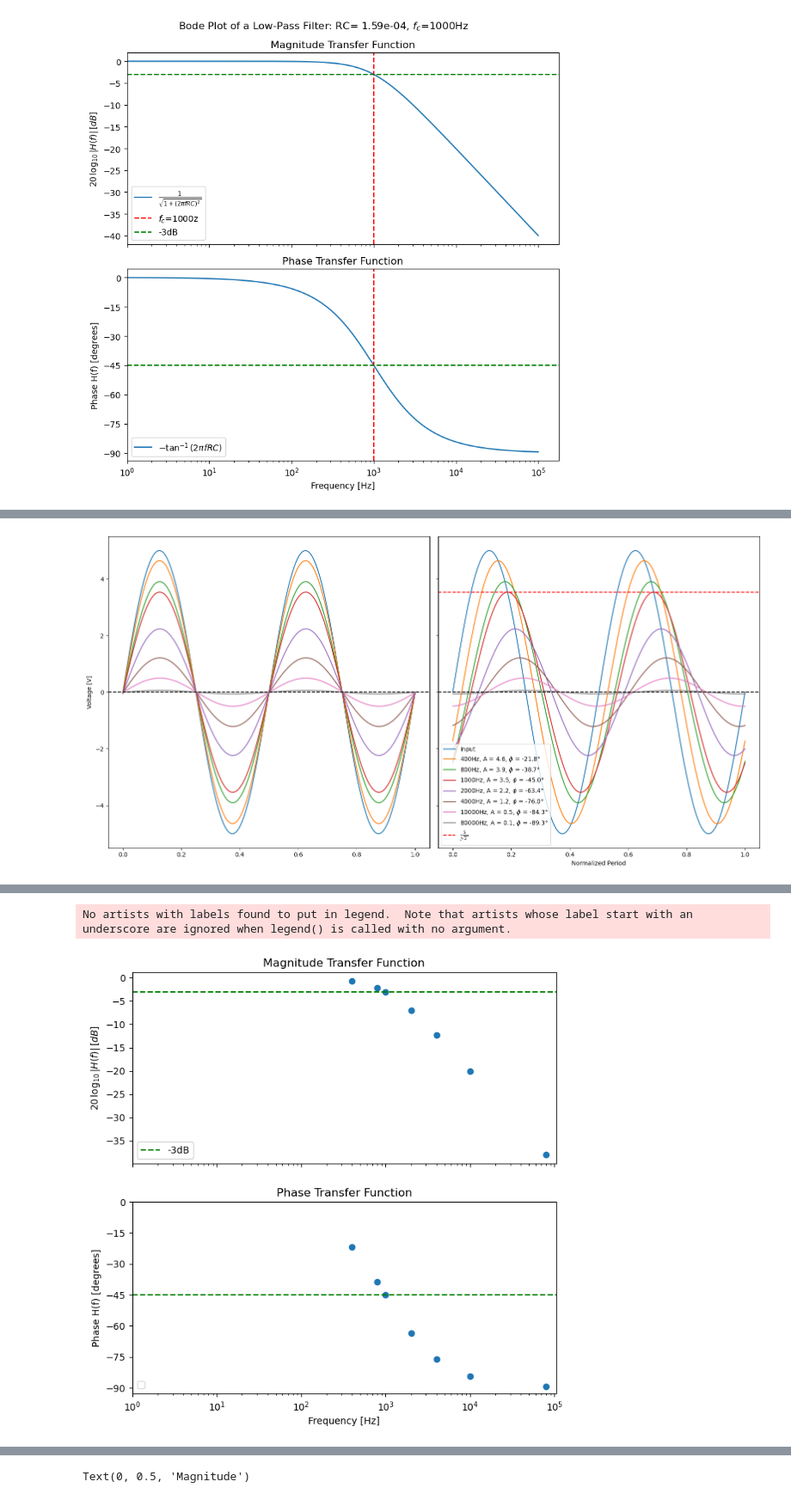
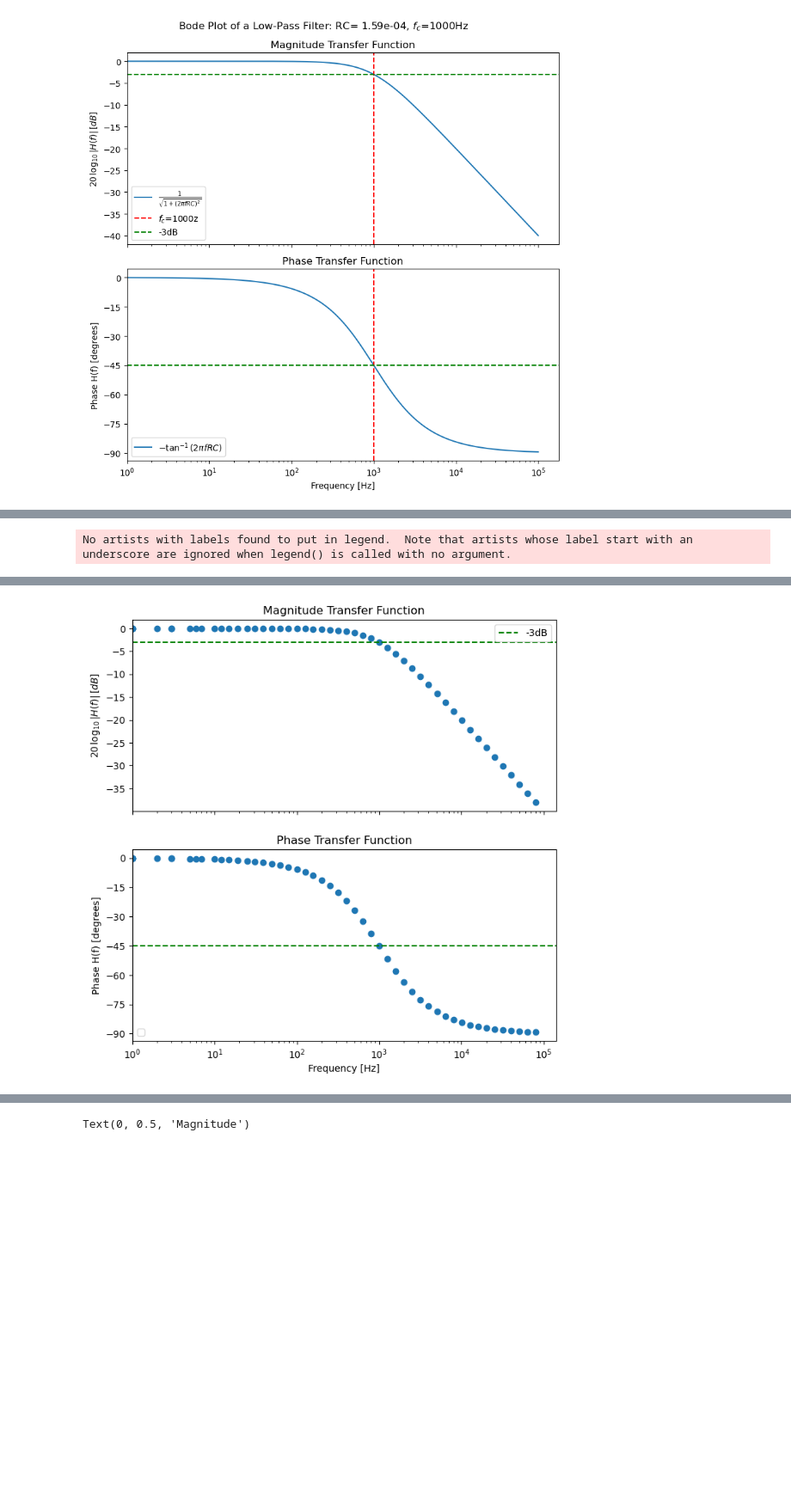
Before and after one commit to TapWhite/PE1, a Jupyter notebook: PE_sessions/PE_session_4/Voorbereiding.ipynb, the cells around one changed output, grey strips where cells are left out. Shown at 86% size. Cells and saved outputs as stored; diff of their text form; code cells hidden in the pictures; blank space fills up the shorter version.

```diff
--- a/PE_sessions/PE_session_4/Voorbereiding.ipynb
+++ b/PE_sessions/PE_session_4/Voorbereiding.ipynb
@@ -391,37 +567,36 @@ frequency = 2
 amplitude = 5
 
 
-frequencies= [400,800, 1000, 2000, 4000, 10000, 80000]
 
 start_freq = 1
 stop_freq = 80000
-number_of_data = 10
-#frequencies = np.logspace(np.log10(start_freq), np.log10(stop_freq), number_of_data).astype(int)
+number_of_data = 50
+frequencies = np.logspace(np.log10(start_freq), np.log10(stop_freq), number_of_data).astype(int)
 cut_off = 1000
 RC = 1 / (2 * np.pi * cut_off)
-x_in, y_in = daq.generateWaveform('sine', samplerate, frequency, amplitude)
-fig, ax = plt.subplots(1, 2, figsize=(16, 8), sharey=True)
-ax[0].plot(x_in, y_in, label='Input')
-ax[1].plot(x_in, y_in, label='Input')
-for f in frequencies:
-    print(np.rad2deg(phi(f, RC)))
-    x_out, y_out = daq.generateWaveform('sine', samplerate, frequency, 5*H(f, RC), phase=phi(f, RC))
-    ax[0].plot(x_out, y_out, label=f'{f}Hz, A = {5*H(f, RC):.1f}, $\phi$ = {np.rad2deg(phi(f, RC)):.1f}°')
+# x_in, y_in = daq.generateWaveform('sine', samplerate, frequency, amplitude)
+# fig, ax = plt.subplots(1, 2, figsize=(16, 8), sharey=True)
+# ax[0].plot(x_in, y_in, label='Input')
+# ax[1].plot(x_in, y_in, label='Input')
+# for f in frequencies:
+#     print(np.rad2deg(phi(f, RC)))
+#     x_out, y_out = daq.generateWaveform('sine', samplerate, frequency, 5*H(f, RC), phase=phi(f, RC))
+#     ax[0].plot(x_out, y_out, label=f'{f}Hz, A = {5*H(f, RC):.1f}, $\phi$ = {np.rad2deg(phi(f, RC)):.1f}°')
 
 
-    x_out, y_out = daq.generateWaveform('sine', samplerate, frequency, 5*H(f, RC), phase=phi(f, RC), phaseInDegrees=False)
-    ax[1].plot(x_out, y_out, label=f'{f}Hz, A = {5*H(f, RC):.1f}, $\phi$ = {np.rad2deg(phi(f, RC)):.1f}°')
+#     x_out, y_out = daq.generateWaveform('sine', samplerate, frequency, 5*H(f, RC), phase=phi(f, RC), phaseInDegrees=False)
+#     ax[1].plot(x_out, y_out, label=f'{f}Hz, A = {5*H(f, RC):.1f}, $\phi$ = {np.rad2deg(phi(f, RC)):.1f}°')
 
 
-ax[0].axhline(0, color='black', linestyle='--')
-ax[1].axhline(0, color='black', linestyle='--')
-plt.axhline(5/np.sqrt(2), color='red', linestyle='--', label=r'$\frac{5}{/\sqrt{2}}$')
-plt.xlabel('Normalized Period')
-ax[0].set_ylabel('Voltage [V]')
-plt.legend()
-plt.tight_layout()
-plt.savefig('pdf/raw_data.pdf')
-plt.show()
+# ax[0].axhline(0, color='black', linestyle='--')
+# ax[1].axhline(0, color='black', linestyle='--')
+# plt.axhline(5/np.sqrt(2), color='red', linestyle='--', label=r'$\frac{5}{/\sqrt{2}}$')
+# plt.xlabel('Normalized Period')
+# ax[0].set_ylabel('Voltage [V]')
+# plt.legend()
+# plt.tight_layout()
+# plt.savefig('pdf/raw_data.pdf')
+# plt.show()
 H_complexs = []
 for i, f in enumerate(frequencies):
     x_out, y_out = daq.generateWaveform('sine', samplerate, f, 5*H(f, RC), phase=phi(f, RC), phaseInDegrees=False)
@@ -429,14 +604,14 @@ for i, f in enumerate(frequencies):
     freqs_in, fft_in = daq.performRFFT(y_in, samplerate)
     freqs_out, fft_out = daq.performRFFT(y_out, samplerate)
 
-    #Mask for better PDF
-    mask = np.abs(fft_in) > 1e-3
-    if i == 0:
-        plt.scatter(freqs_in[mask], np.abs(fft_in)[mask], color='black', label='Input')
-        plt.scatter(freqs_in[~mask], np.abs(fft_in)[~mask], color='grey')
+    # #Mask for better PDF
+    # mask = np.abs(fft_in) > 1e-3
+    # if i == 0:
+    #     plt.scatter(freqs_in[mask], np.abs(fft_in)[mask], color='black', label='Input')
+    #     plt.scatter(freqs_in[~mask], np.abs(fft_in)[~mask], color='grey')
 
-    plt.scatter(freqs_in[mask], np.abs(fft_in)[mask], color='black')
-    plt.scatter(freqs_out[mask], np.abs(fft_out)[mask], label=f'f={f}Hz')
+    # plt.scatter(freqs_in[mask], np.abs(fft_in)[mask], color='black')
+    # plt.scatter(freqs_out[mask], np.abs(fft_out)[mask], label=f'f={f}Hz')
 
 
     delta_f = 100
@@ -466,12 +641,12 @@ for i, f in enumerate(frequencies):
     # Output the propagated relative error
     #print("Propagated relative error on power_in / power_out:", relative_error_ratio)
 
-plt.xlabel('Frequency [Hz]')
-plt.ylabel('Magnitude')
-plt.xscale('log')
-plt.legend()
-plt.savefig('pdf/frequency_response.png')
-plt.show()
+# plt.xlabel('Frequency [Hz]')
+# plt.ylabel('Magnitude')
+# plt.xscale('log')
+# plt.legend()
+# plt.savefig('pdf/frequency_response.png')
+# plt.show()
 
 
 def make_bode_plot(freqs, complex_H):
@@ -507,11 +682,11 @@ def make_polar_plot(complex_H):
 fig = make_bode_plot(frequencies, H_complexs)
 
 # Save the figure
-fig.savefig('pdf/bode_plot_analysis.pdf')
+fig.savefig('pdf/bode_plot_analysis_LARGE.pdf')
 plt.show()
 
 fig = make_polar_plot(H_complexs)
-fig.savefig('pdf/polar_plot_analysis.pdf')
+fig.savefig('pdf/polar_plot_analysis_LARGE.pdf')
 plt.show()
 
 # Fit the data
@@ -532,0 +718 @@ print(f'Fitted RC: {RC_fitted_phi[0]:.10e} $\pm$ {np.sqrt(cov[0, 0]):.10e}')
+No artists with labels found to put in legend.  Note that artists whose label start with an underscore are ignored when legend() is called with no argument.
@@ -533 +736 @@ print(f'Fitted RC: {RC_fitted_phi[0]:.10e} $\pm$ {np.sqrt(cov[0, 0]):.10e}')
-[figure, old version]
+[figure, new version]
@@ -552,2 +737,0 @@ H_mag: 0.01, Gain:-38.06dB
-No artists with labels found to put in legend.  Note that artists whose label start with an underscore are ignored when legend() is called with no argument.
-[figure, removed]
```
Also changed, not shown: parts of 4 cells of this notebook, 2 other files.
